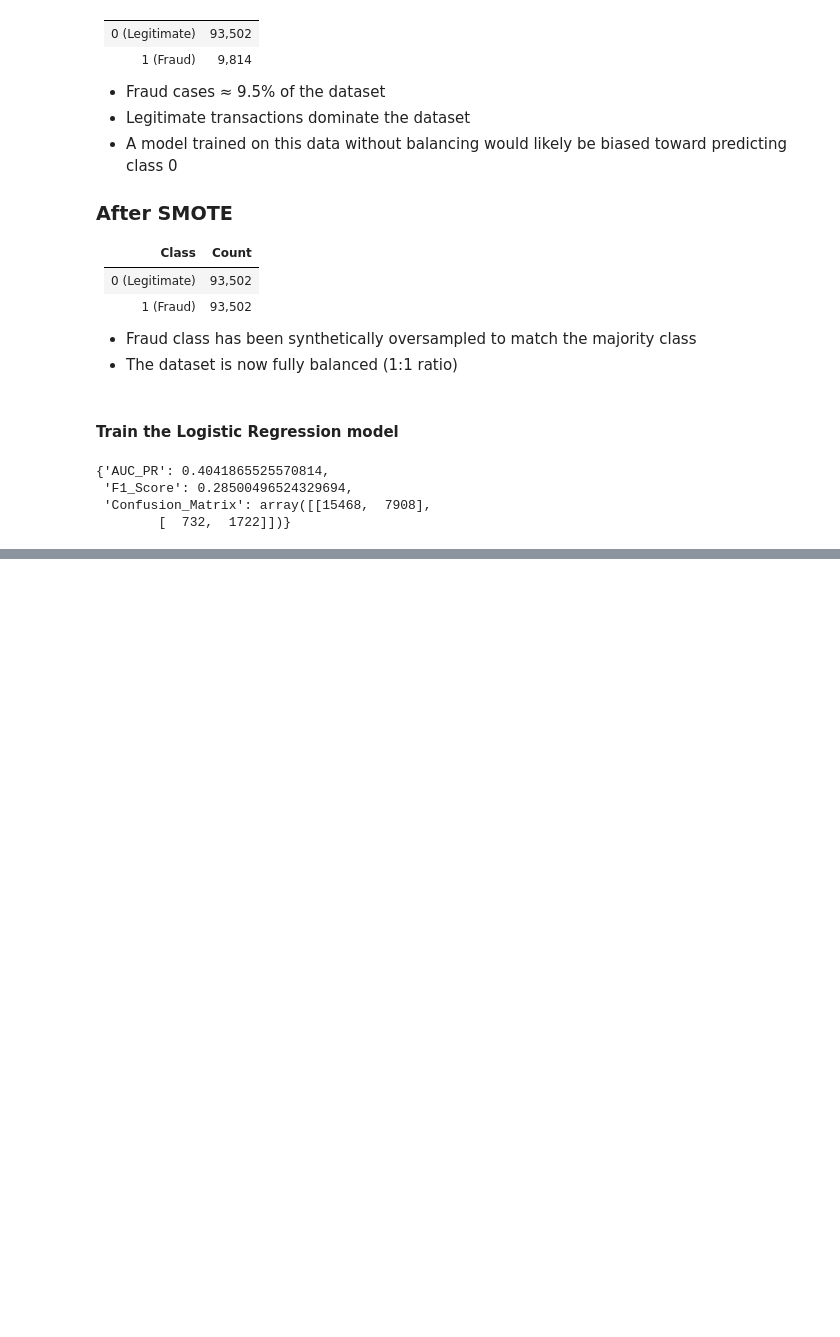
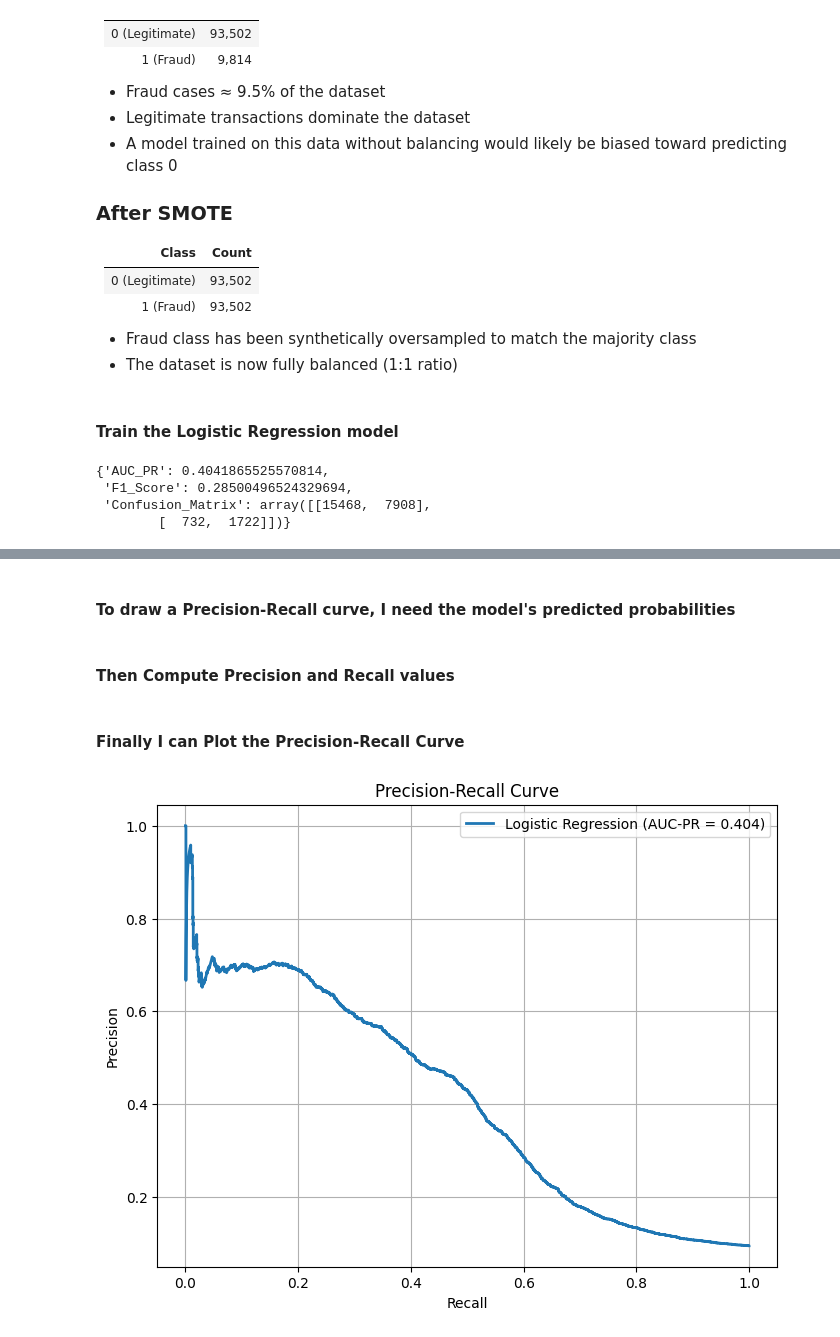
Before and after one commit to yenguandroid/fraud-detection, a Jupyter notebook: notebooks/modeling.ipynb, the cells around one changed output, grey strips where cells are left out. Drawn from its saved outputs; the diff is of its cells as text; code cells hidden in the pictures; blank space fills up the shorter version.

Commit message:
feat: complete Task 2 model training, hyperparameter tuning, cross-validation, and model comparison

```diff
--- a/notebooks/modeling.ipynb
+++ b/notebooks/modeling.ipynb
@@ -289,0 +227,35 @@ it is correct only about 18% of the time. Indicates many false alarms.
+# %% [markdown]
+#### To draw a Precision-Recall curve, I need the model's predicted probabilities
+# %%
+y_scores = lr_model.predict_proba(X_test_processed)[:, 1]
+# %% [markdown]
+#### Then Compute Precision and Recall values
+# %%
+from sklearn.metrics import precision_recall_curve
+
+precision, recall, thresholds = precision_recall_curve(
+    y_test,
+    y_scores
+)
+# %% [markdown]
+#### Finally I can Plot the Precision-Recall Curve
+# %%
+
+plt.figure(figsize=(8, 6))
+
+plt.plot(
+    recall,
+    precision,
+    linewidth=2,
+    label=f"Logistic Regression (AUC-PR = {lr_results['AUC_PR']:.3f})"
+)
+
+plt.xlabel("Recall")
+plt.ylabel("Precision")
+plt.title("Precision-Recall Curve")
+plt.legend()
+plt.grid(True)
+
+plt.show()
+# %% [output]
+[figure, added]
```
Also changed, not shown: parts of 57 cells of this notebook, 1 other file.
